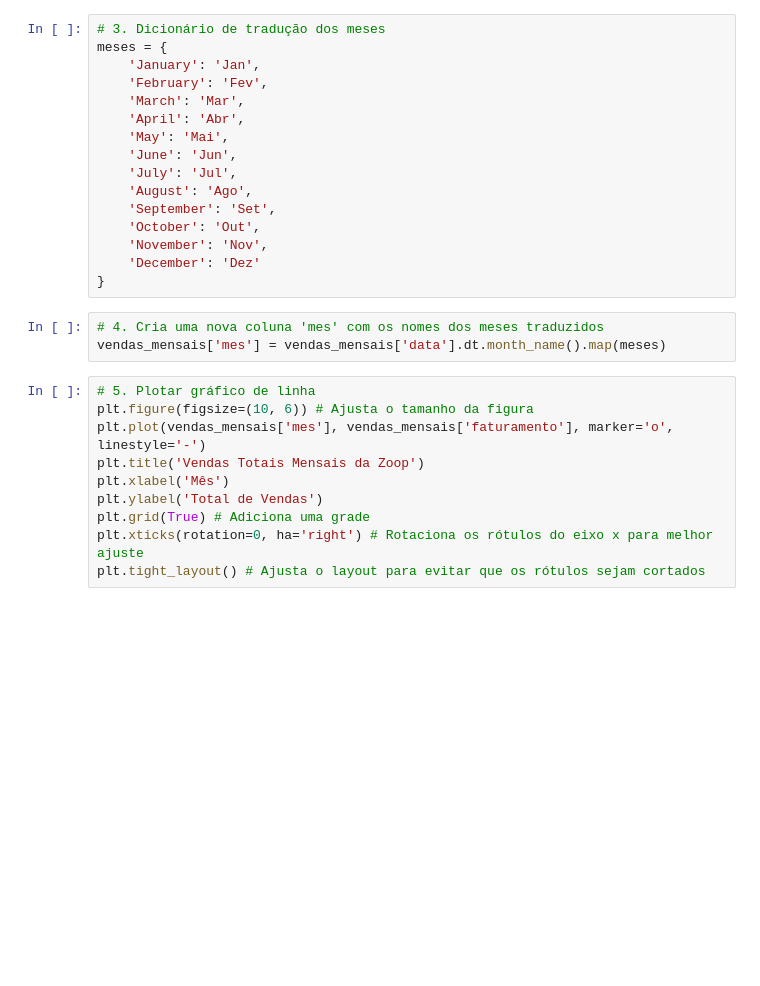
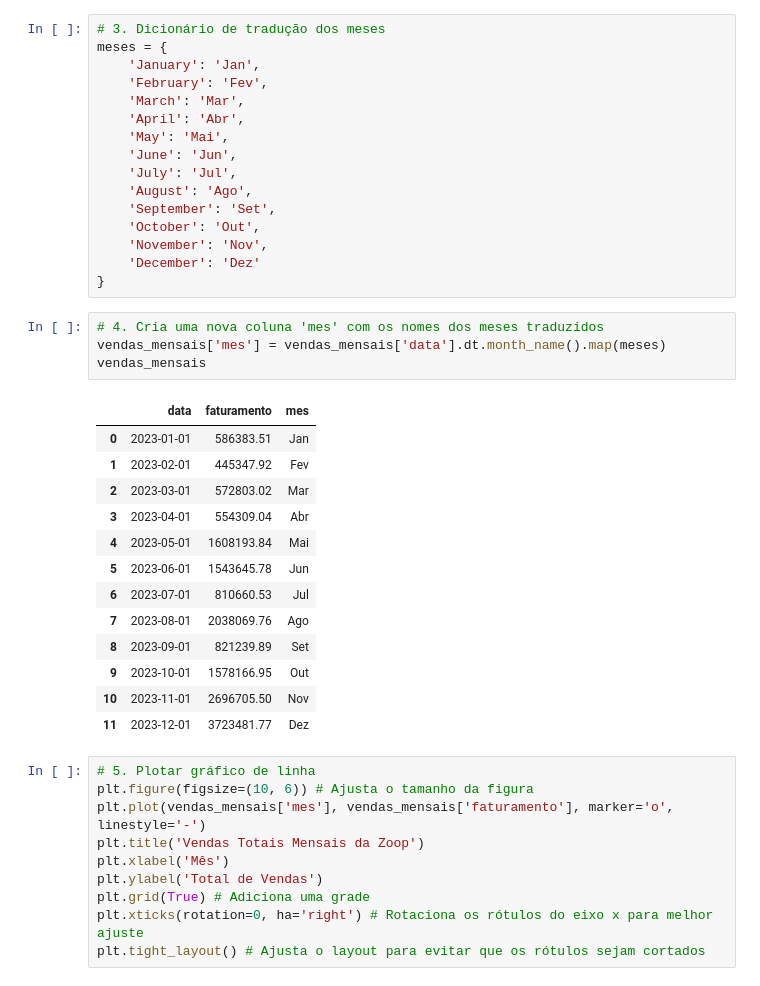
Before and after one commit to JCrpa/curso11_python_data_science_IA_dataviz, a Jupyter notebook: Projeto_Inicial_IA_aplicada_a_Data_Science.ipynb, the cells around one changed output. Drawn from its saved outputs; the diff is of its cells as text; blank space fills up the shorter version.

```diff
--- a/Projeto_Inicial_IA_aplicada_a_Data_Science.ipynb
+++ b/Projeto_Inicial_IA_aplicada_a_Data_Science.ipynb
@@ -775,6 +844,21 @@ meses = {
 # %%
 # 4. Cria uma nova coluna 'mes' com os nomes dos meses traduzidos
 vendas_mensais['mes'] = vendas_mensais['data'].dt.month_name().map(meses)
+vendas_mensais
+# %% [output]
+|  | data | faturamento | mes |
+| 0 | 2023-01-01 | 586383.51 | Jan |
+| 1 | 2023-02-01 | 445347.92 | Fev |
+| 2 | 2023-03-01 | 572803.02 | Mar |
+| 3 | 2023-04-01 | 554309.04 | Abr |
+| 4 | 2023-05-01 | 1608193.84 | Mai |
+| 5 | 2023-06-01 | 1543645.78 | Jun |
+| 6 | 2023-07-01 | 810660.53 | Jul |
+| 7 | 2023-08-01 | 2038069.76 | Ago |
+| 8 | 2023-09-01 | 821239.89 | Set |
+| 9 | 2023-10-01 | 1578166.95 | Out |
+| 10 | 2023-11-01 | 2696705.50 | Nov |
+| 11 | 2023-12-01 | 3723481.77 | Dez |
 # %%
 # 5. Plotar gráfico de linha
 plt.figure(figsize=(10, 6)) # Ajusta o tamanho da figura
```
Also changed, not shown: parts of 46 cells of this notebook, 2 other files.
